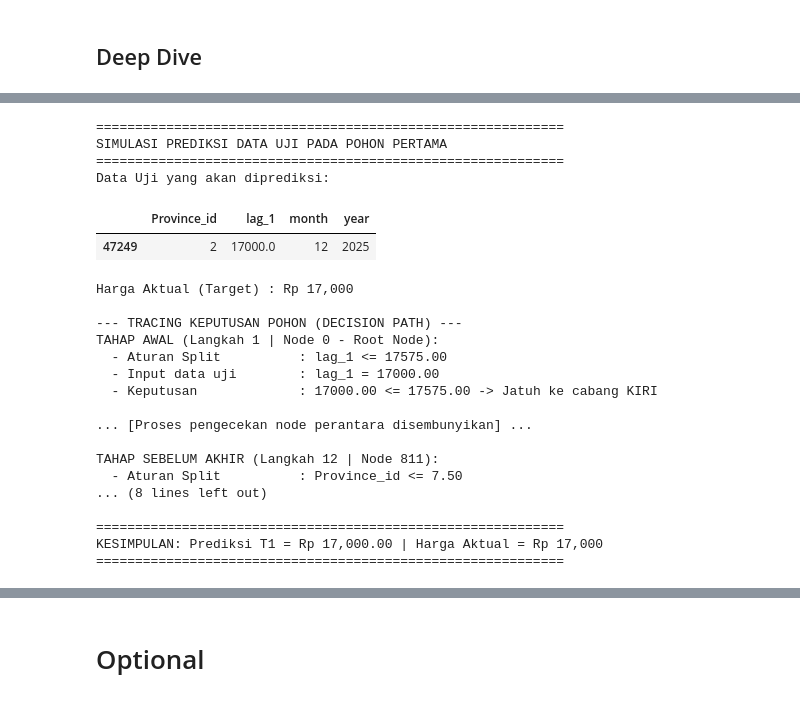
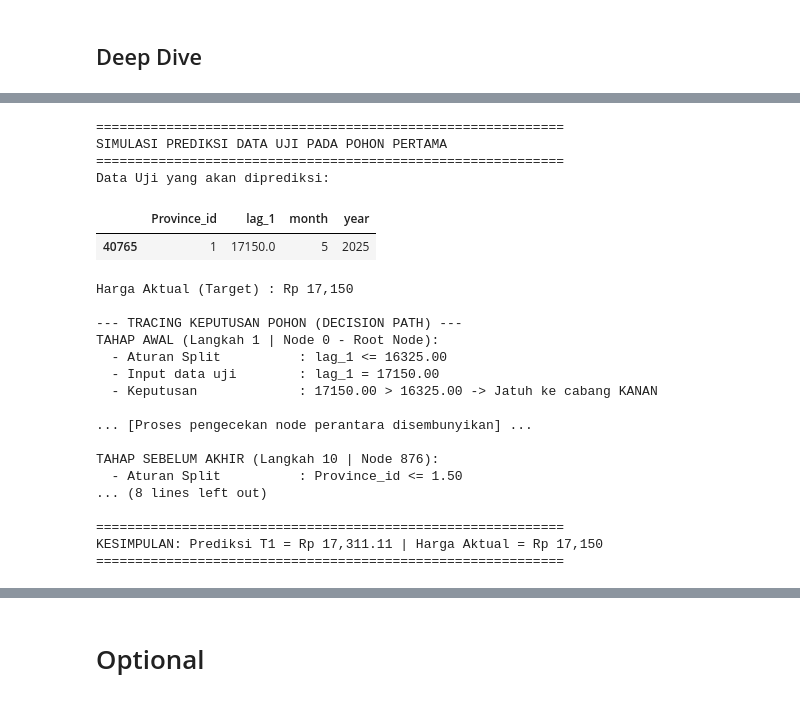
Before and after one commit to andikapramudityaa/rfr-sugar-price, a Jupyter notebook: src/main.ipynb, the cells around one changed output, grey strips where cells are left out. Cells and saved outputs as stored; diff of their text form; code cells hidden in the pictures.

```diff
--- a/src/main.ipynb
+++ b/src/main.ipynb
@@ -147,6 +184,8 @@ exec_gridsearch = gridsearch_checkbox.value
 run_benchmark = benchmark_split_checkbox.value
 missing_data_method = missing_data_selector.value
 inspect_per_file = inspect_per_file_checkbox.value
+use_optional_features = use_optional_features_checkbox.value
+use_eid_window = use_optional_features and eid_window_checkbox.value
 # %% [markdown]
 # Data Selection
 # %%
@@ -842,9 +1019,13 @@ print("="*60)
 print("PENCARIAN DATA BOOTSTRAP YANG RELEVAN (UNTUK TABEL LAPORAN)")
 print("="*60)
 
+# Tentukan data evaluasi
+X_eval = X_val if use_validation else X_test
+y_eval = y_val if use_validation else y_test
+
 # Ambil 1 baris data baru untuk diuji
-sampel_uji = X_test.iloc[[0]]
-nilai_aktual = y_test.iloc[0]
+sampel_uji = X_eval.iloc[[0]]
+nilai_aktual = y_eval.iloc[0]
 
 print(f"Nilai aktual yang diuji: Rp {nilai_aktual:,.0f}\n")
 
@@ -875,11 +1056,15 @@ print(f"Ditemukan {len(df_variasi)} variasi harga yang unik dalam rentang terseb
 df_manual = pd.concat([df_variasi.head(5), df_variasi.tail(5)]).drop_duplicates()
 
 # Opsional: Acak sedikit urutannya agar terlihat seperti sampel natural (seperti di Tabel 18 PDF)
+df_manual['Provinsi (Province Name)'] = df_mining.loc[df_manual.index, 'Province'].values
 df_manual = df_manual.sample(frac=1, random_state=42).reset_index(drop=True)
 # Jika ingin nomor indeks mulai dari 1 seperti di laporan:
 df_manual.index = np.arange(1, len(df_manual) + 1)
 
 print(f"Menampilkan 10 Data Sampel Acak (Salin tabel ini ke laporan Anda):")
+df_manual = df_manual.rename(columns={'Harga_Actual_y': 'Harga (Price)'})
+cols = ['Harga (Price)', 'Provinsi (Province Name)'] + [c for c in df_manual.columns if c not in ['Harga (Price)', 'Provinsi (Province Name)']]
+df_manual = df_manual[cols]
 display(df_manual)
 # %% [output]
 ============================================================
@@ -1041,14 +1226,17 @@ print("="*60)
 pohon_pertama = model.estimators_[0]
 tree_ = pohon_pertama.tree_
 fitur_names = X_train.columns
-nomor_index_df = 47249
+nomor_index_df = 40765
 
-if nomor_index_df not in X_test.index:
-    print(f"Error: Nomor index {nomor_index_df} tidak ditemukan di X_test. Pastikan nomornya benar.")
+X_eval = X_val if use_validation else X_test
+y_eval = y_val if use_validation else y_test
+
+if nomor_index_df not in X_eval.index:
+    print(f"Error: Nomor index {nomor_index_df} tidak ditemukan di set evaluasi. Pastikan nomornya benar.\n")
 else:
     # 2. Ambil 1 baris data uji
-    sampel_uji = X_test.loc[[nomor_index_df]]
-    nilai_aktual = y_test.loc[nomor_index_df]
+    sampel_uji = X_eval.loc[[nomor_index_df]]
+    nilai_aktual = y_eval.loc[nomor_index_df]
 
     print("Data Uji yang akan diprediksi:")
     display(sampel_uji)
@@ -1102,50 +1290,50 @@ else:
         print("... [Proses pengecekan node perantara disembunyikan] ...\n")
 
     # Tampilkan Tahap Sebelum Akhir (Langkah N-1)
     # Berlaku jika pohon memiliki lebih dari 1 langkah (Root Node tidak langsung menunjuk ke Leaf Node)
     if len(sejarah_langkah) > 1:
         sebelum_akhir = sejarah_langkah[-1]
         print(f"TAHAP SEBELUM AKHIR (Langkah {sebelum_akhir['langkah']} | Node {sebelum_akhir['node']}):")
         print(f"  - Aturan Split          : {sebelum_akhir['nama_fitur']} <= {sebelum_akhir['threshold']:.2f}")
         print(f"  - Input data uji        : {sebelum_akhir['nama_fitur']} = {sebelum_akhir['nilai_sampel']:.2f}")
         print(f"  - Keputusan             : {sebelum_akhir['keputusan']}\n")
 
     # 4. Tahap Akhir: Mencapai Leaf Node
     nilai_prediksi = tree_.value[node_saat_ini][0][0]
     jumlah_sampel_daun = tree_.n_node_samples[node_saat_ini]
 
     print(f"TAHAP AKHIR (Langkah {langkah} | Node {node_saat_ini} - Leaf Node):")
     print(f"  - Status Node           : Simpul akhir (mencapai ujung cabang)")
     print(f"  - Jumlah Sampel Latih   : {jumlah_sampel_daun} sampel berada di daun ini")
     print(f"  - Dasar Prediksi        : Rata-rata harga dari {jumlah_sampel_daun} sampel tersebut")
     print(f"  - Keputusan (y_hat)     : Rp {nilai_prediksi:,.2f}\n")
 
     print("="*60)
     print(f"KESIMPULAN: Prediksi T1 = Rp {nilai_prediksi:,.2f} | Harga Aktual = Rp {nilai_aktual:,.0f}")
     print("="*60)
 # %% [output]
 ============================================================
 SIMULASI PREDIKSI DATA UJI PADA POHON PERTAMA
 ============================================================
 Data Uji yang akan diprediksi:
 |  | Province_id | lag_1 | month | year |
-| 47249 | 2 | 17000.0 | 12 | 2025 |
+| 40765 | 1 | 17150.0 | 5 | 2025 |
-Harga Aktual (Target) : Rp 17,000
+Harga Aktual (Target) : Rp 17,150
 
 --- TRACING KEPUTUSAN POHON (DECISION PATH) ---
 TAHAP AWAL (Langkah 1 | Node 0 - Root Node):
-  - Aturan Split          : lag_1 <= 17575.00
-  - Input data uji        : lag_1 = 17000.00
-  - Keputusan             : 17000.00 <= 17575.00 -> Jatuh ke cabang KIRI
+  - Aturan Split          : lag_1 <= 16325.00
+  - Input data uji        : lag_1 = 17150.00
+  - Keputusan             : 17150.00 > 16325.00 -> Jatuh ke cabang KANAN
 
 ... [Proses pengecekan node perantara disembunyikan] ...
 
-TAHAP SEBELUM AKHIR (Langkah 12 | Node 811):
-  - Aturan Split          : Province_id <= 7.50
+TAHAP SEBELUM AKHIR (Langkah 10 | Node 876):
+  - Aturan Split          : Province_id <= 1.50
 ... (8 lines left out)
 
 ============================================================
-KESIMPULAN: Prediksi T1 = Rp 17,000.00 | Harga Aktual = Rp 17,000
+KESIMPULAN: Prediksi T1 = Rp 17,311.11 | Harga Aktual = Rp 17,150
 ============================================================
 # %%
 # =====================================================================
```
Also changed, not shown: parts of 18 cells of this notebook, 1 other file.
